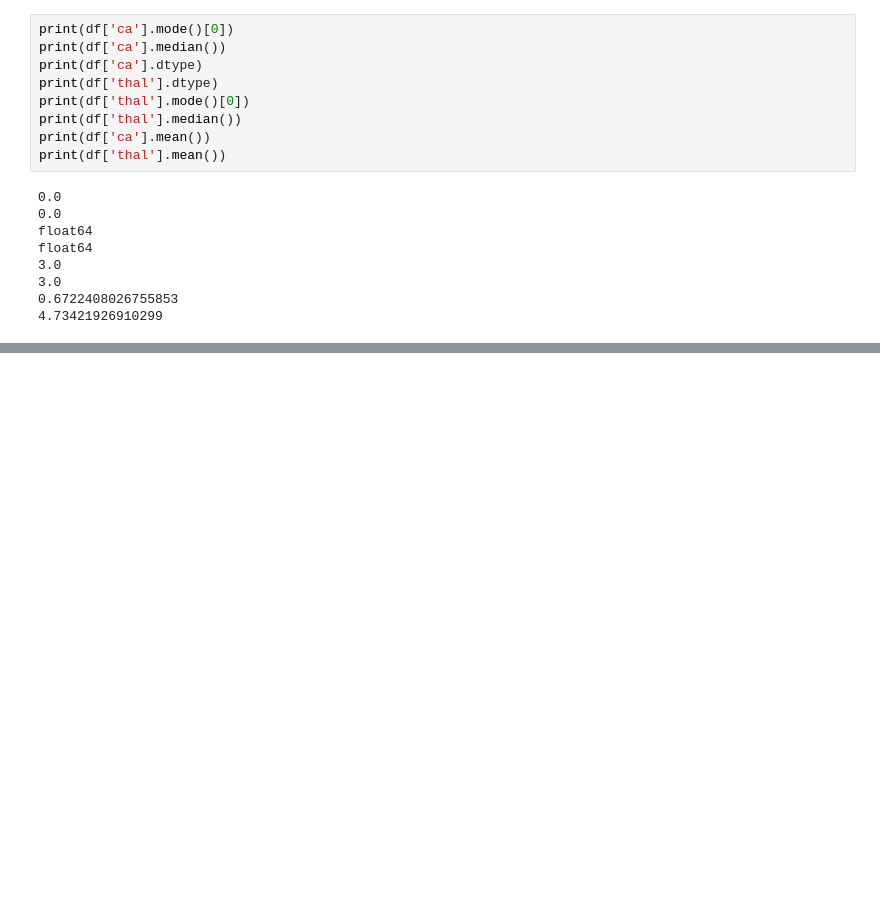
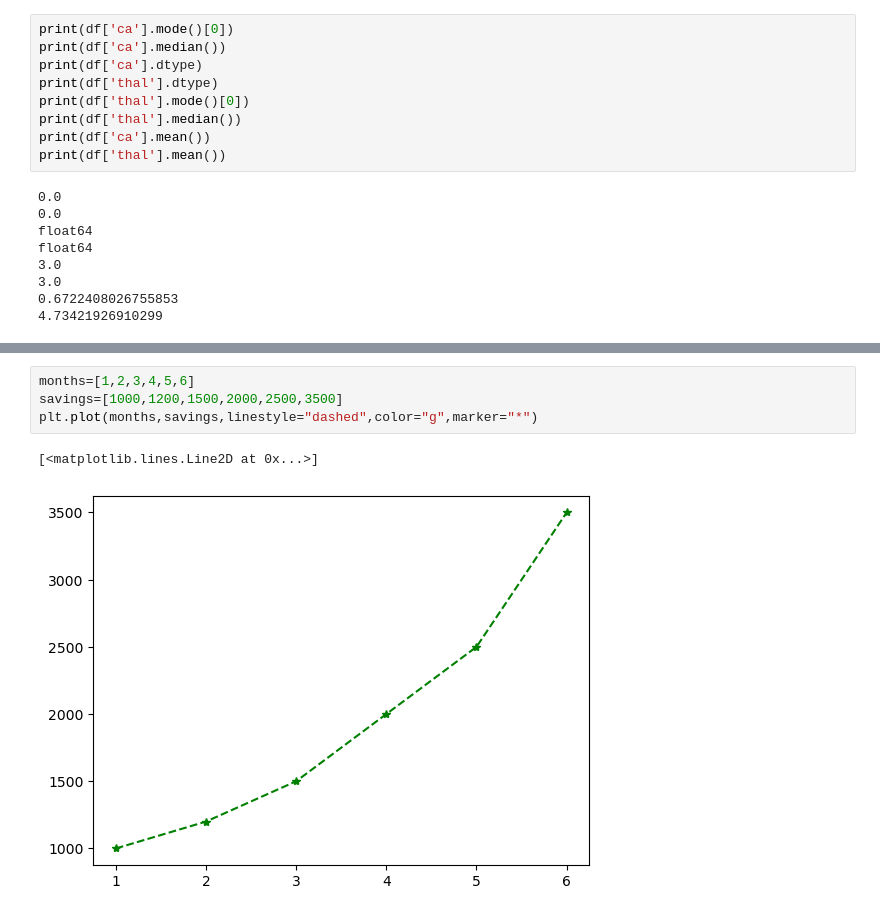
Before and after one commit to kandurisripaada/aids-lab, a Jupyter notebook: week-4/data_cleaning.ipynb, the cells around one changed output, grey strips where cells are left out. Cells and saved outputs as stored; diff of their text form; blank space fills up the shorter version.

```diff
--- a/week-4/data_cleaning.ipynb
+++ b/week-4/data_cleaning.ipynb
@@ -264,0 +271,7 @@ unique_values
+# %%
+months=[1,2,3,4,5,6]
+savings=[1000,1200,1500,2000,2500,3500]
+plt.plot(months,savings,linestyle="dashed",color="g",marker="*")
+# %% [output]
+[<matplotlib.lines.Line2D at 0x...>]
+[figure, added]
```
Also changed, not shown: parts of 9 cells of this notebook.
